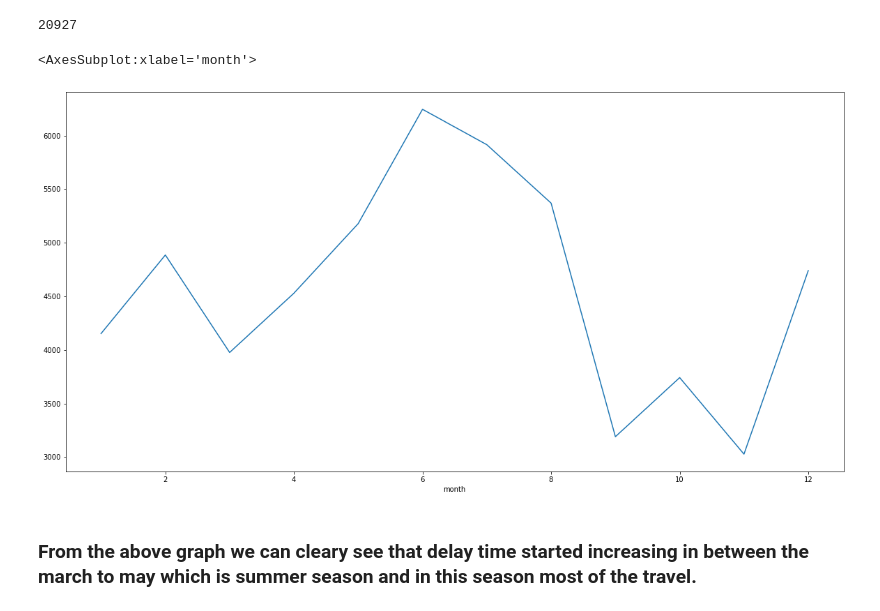
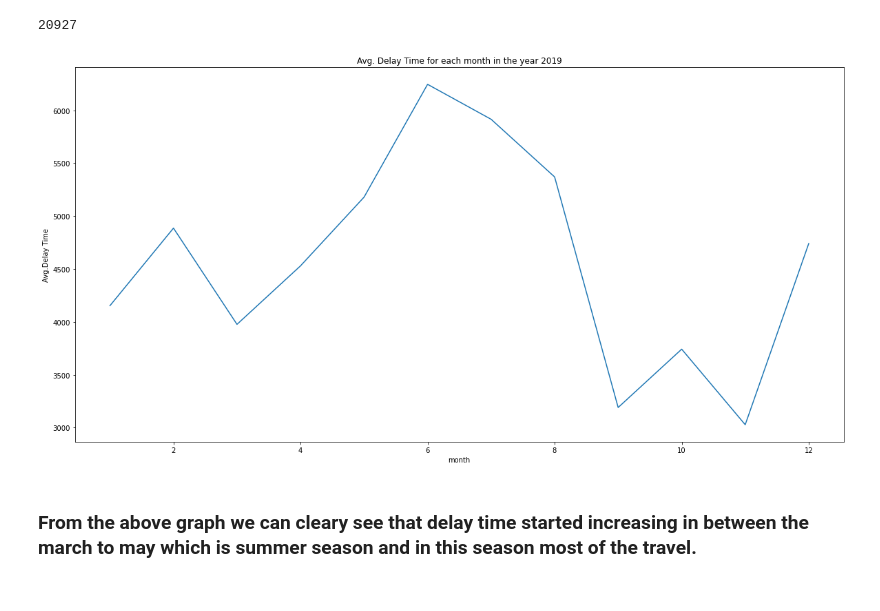
Before and after one commit to KunduruJayasimhareddy/USA-Airlines-Delay-Cause, a Jupyter notebook: EDA PROJECT.ipynb, the cells around one changed output. Drawn from its saved outputs; the diff is of its cells as text; code cells hidden in the pictures.

```diff
--- a/EDA PROJECT.ipynb
+++ b/EDA PROJECT.ipynb
@@ -341,9 +337,11 @@ len(df1_2019)
 # %%
 #lets check in which month the flights have delayed most
 df1_2019.groupby('month').mean()['arr_delay'].plot(kind='line',figsize=(20,10))
+plt.ylabel("Avg.Delay Time")
+plt.title("Avg. Delay Time for each month in the year 2019")
+plt.show()
 # %% [output]
-<AxesSubplot:xlabel='month'>
-[figure, old version]
+[figure, new version]
 # %% [markdown]
 ### From the above graph we can cleary see that delay time started increasing in between the march to may which is summer season and in this season most of the travel.
 # %%
```
Also changed, not shown: parts of 14 cells of this notebook.
